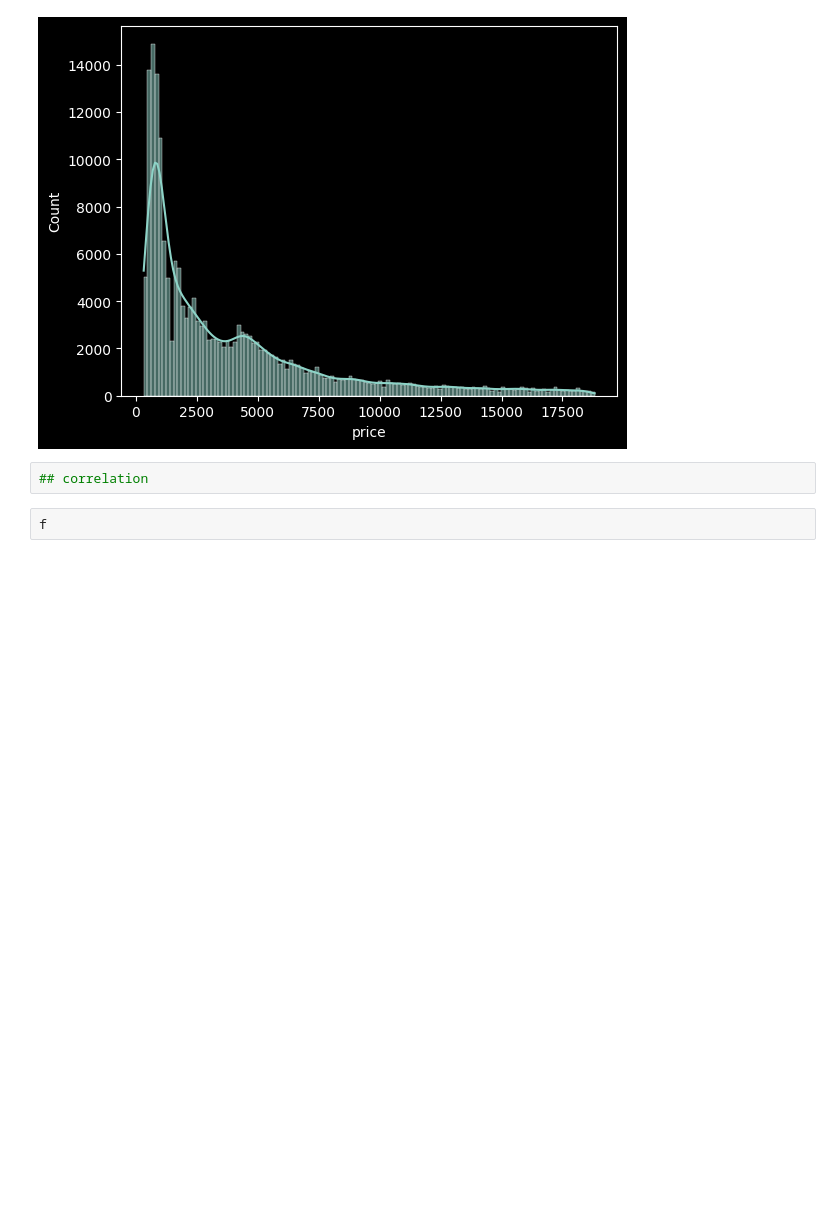
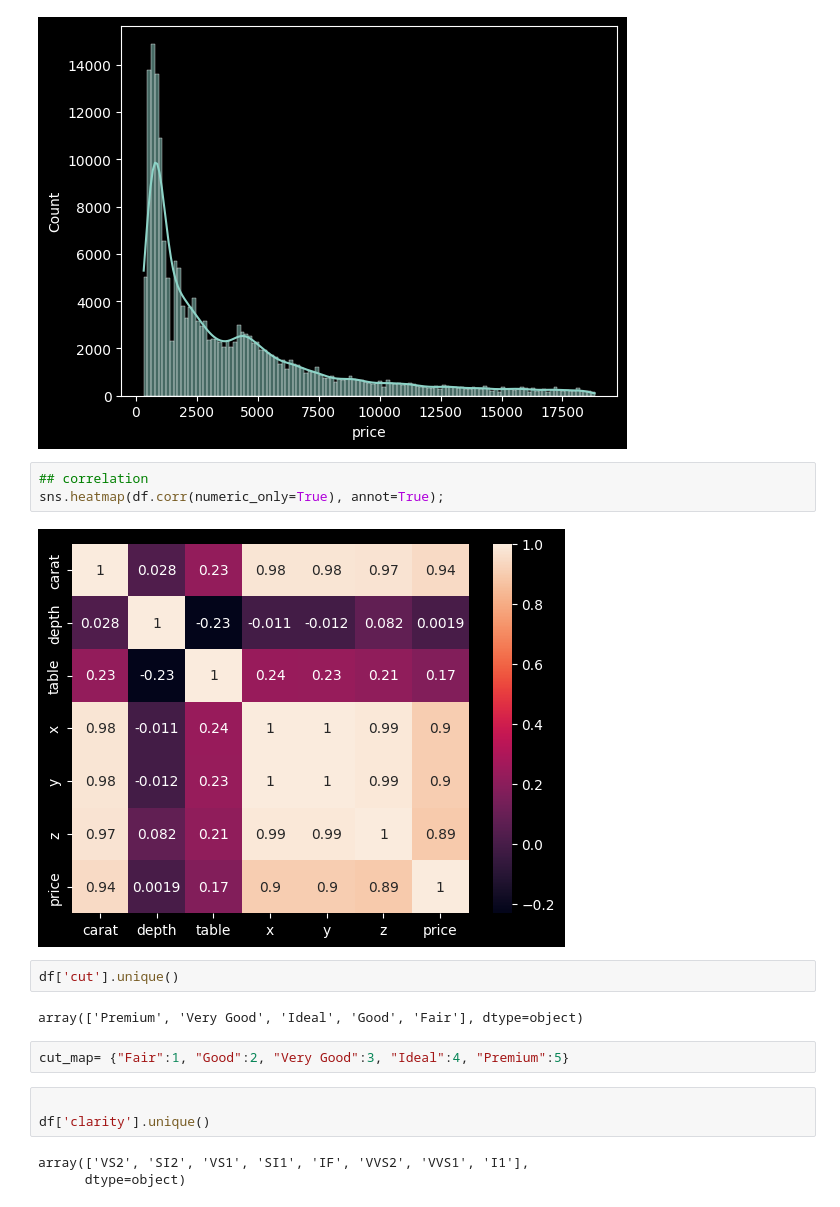
Before and after one commit to Deepakkumar95/FirstML, a Jupyter notebook: src/notebook/EDA.ipynb, the cells around one changed output. Cells and saved outputs as stored; diff of their text form; blank space fills up the shorter version.

```diff
--- a/src/notebook/EDA.ipynb
+++ b/src/notebook/EDA.ipynb
@@ -192,7 +192,20 @@ for i in numerical_columns:
 [figure]
 [figure]
 [figure]
-# %%
-## correlation
-# %%
-f
+# %%
+## correlation
+sns.heatmap(df.corr(numeric_only=True), annot=True);
+# %% [output]
+[figure, added]
+# %%
+df['cut'].unique()
+# %% [output]
+array(['Premium', 'Very Good', 'Ideal', 'Good', 'Fair'], dtype=object)
+# %%
+cut_map= {"Fair":1, "Good":2, "Very Good":3, "Ideal":4, "Premium":5}
+# %%
+
+df['clarity'].unique()
+# %% [output]
+array(['VS2', 'SI2', 'VS1', 'SI1', 'IF', 'VVS2', 'VVS1', 'I1'],
+      dtype=object)
```
Also changed, not shown: parts of 4 cells of this notebook.
